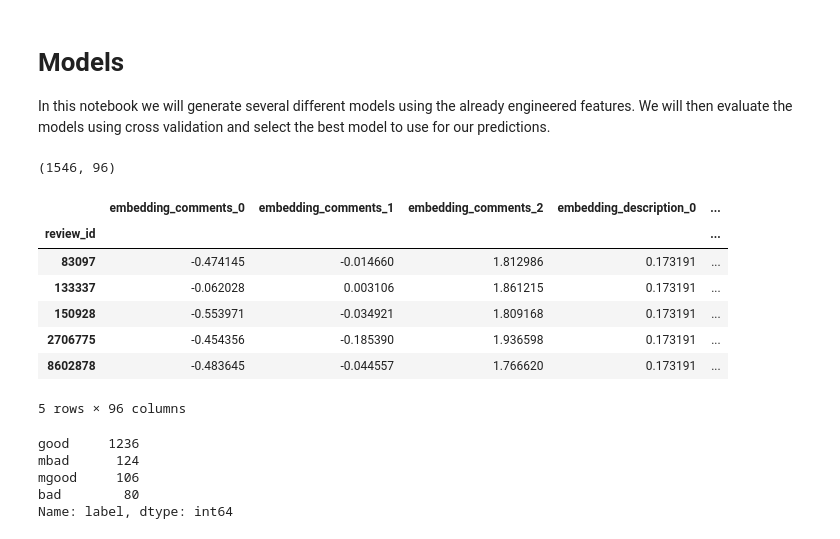
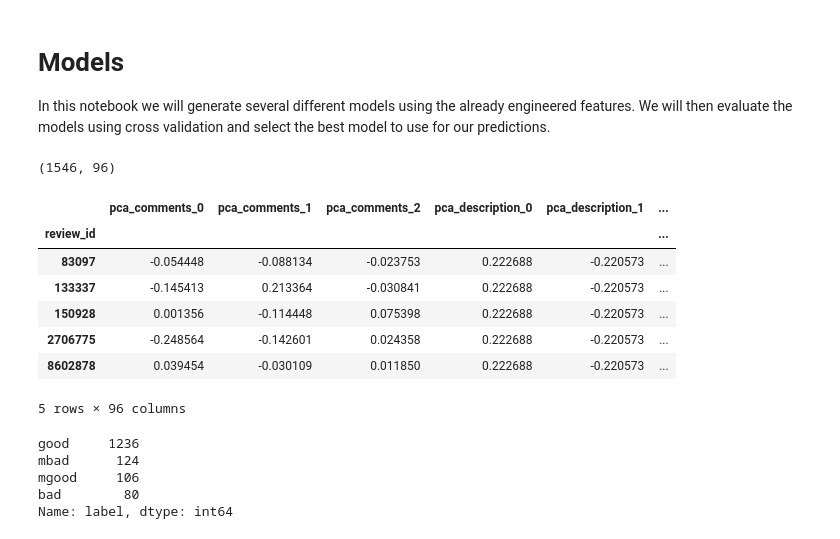
Before and after one commit to g1776/DS440CapstoneIndubitably, a Jupyter notebook: notebooks/modelling/models.ipynb, the cells around one changed output. Drawn from its saved outputs; the diff is of its cells as text; code cells hidden in the pictures.

```diff
--- a/notebooks/modelling/models.ipynb
+++ b/notebooks/modelling/models.ipynb
@@ -6,21 +6,21 @@ import pandas as pd
 from sklearn.model_selection import train_test_split
 # %%
 GEO = 'texas_florida'
-df = pd.read_csv(f'../../data/features/features_{GEO}_3.csv')
+df = pd.read_csv(f'../../data/features/features_{GEO}_pca.csv')
 df.index = df["review_id"]
 df.drop(columns=["review_id"], inplace=True)
 
 print(df.shape)
 df.head()
 # %% [output]
 (1546, 96)
-|  | embedding_comments_0 | embedding_comments_1 | embedding_comments_2 | embedding_description_0 | ... |
-| review_id |  |  |  |  | ... |
-| 83097 | -0.474145 | -0.014660 | 1.812986 | 0.173191 | ... |
-| 133337 | -0.062028 | 0.003106 | 1.861215 | 0.173191 | ... |
-| 150928 | -0.553971 | -0.034921 | 1.809168 | 0.173191 | ... |
-| 2706775 | -0.454356 | -0.185390 | 1.936598 | 0.173191 | ... |
-| 8602878 | -0.483645 | -0.044557 | 1.766620 | 0.173191 | ... |
+|  | pca_comments_0 | pca_comments_1 | pca_comments_2 | pca_description_0 | pca_description_1 | ... |
+| review_id |  |  |  |  |  | ... |
+| 83097 | -0.054448 | -0.088134 | -0.023753 | 0.222688 | -0.220573 | ... |
+| 133337 | -0.145413 | 0.213364 | -0.030841 | 0.222688 | -0.220573 | ... |
+| 150928 | 0.001356 | -0.114448 | 0.075398 | 0.222688 | -0.220573 | ... |
+| 2706775 | -0.248564 | -0.142601 | 0.024358 | 0.222688 | -0.220573 | ... |
+| 8602878 | 0.039454 | -0.030109 | 0.011850 | 0.222688 | -0.220573 | ... |
 5 rows × 96 columns
 # %%
 df.label.value_counts()
```
Also changed, not shown: parts of 6 cells of this notebook, 6 other files.
